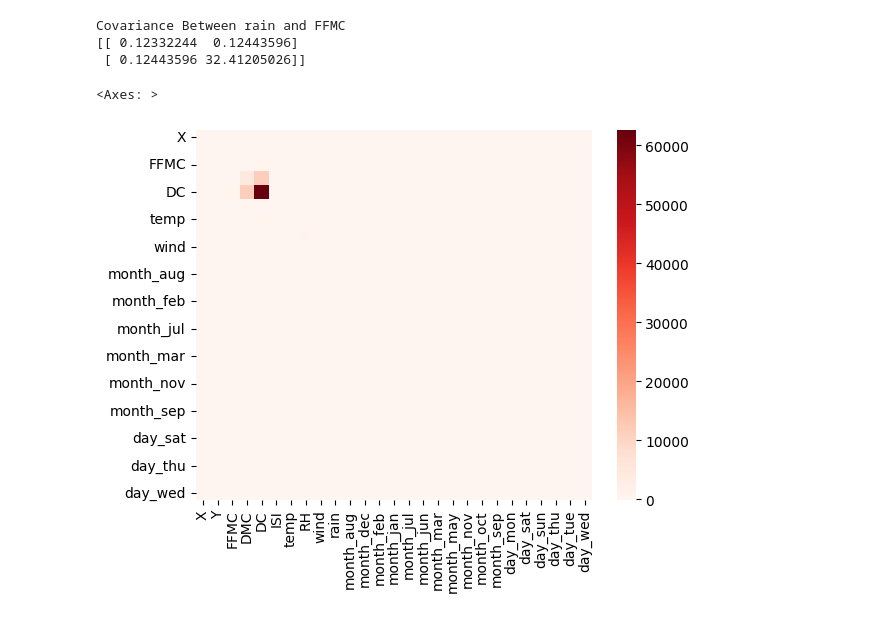
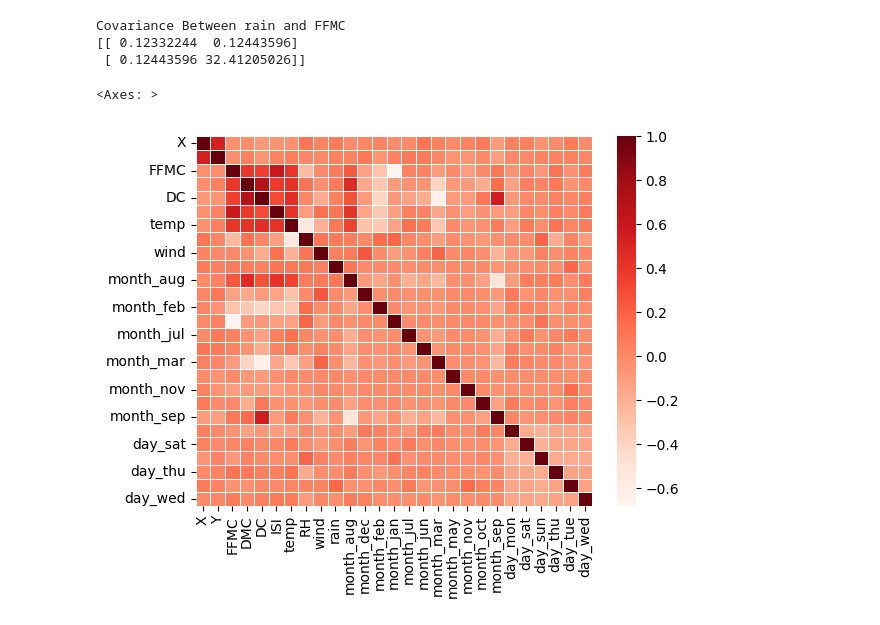
Before and after one commit to UltimateCoderDelta/Forest_Fires_Predictor, a Jupyter notebook: Forest Fires Predictor.ipynb, the cells around one changed output. Cells and saved outputs as stored; diff of their text form; code cells hidden in the pictures.

```diff
--- a/Forest Fires Predictor.ipynb
+++ b/Forest Fires Predictor.ipynb
@@ -136,8 +139,8 @@ Covariance Between rain and FFMC
 # %%
 #General heat map for better visualization
 import seaborn as sns
-covariance_map = X_train.cov()
-sns.heatmap(covariance_map, cmap='Reds')
+covariance_map = X_train.corr()
+sns.heatmap(covariance_map, cmap='Reds', linewidth=0.5)
 # %% [output]
 <Axes: >
-[figure, old version]
+[figure, new version]
```
Also changed, not shown: parts of 5 cells of this notebook.
